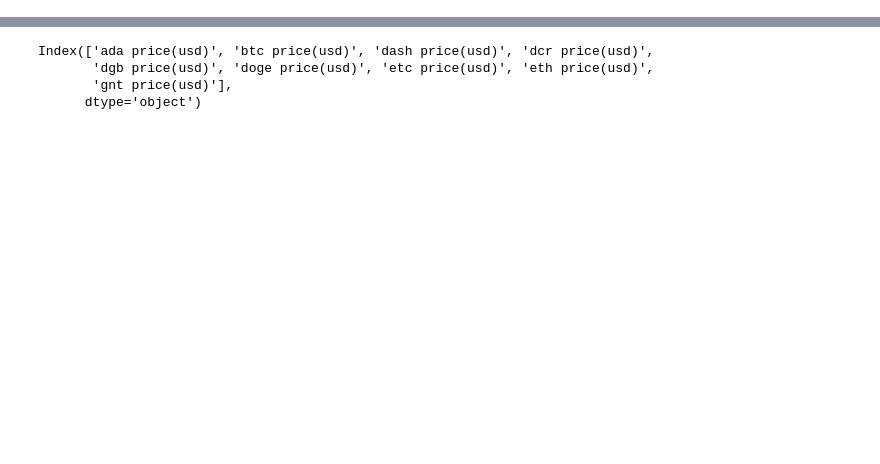
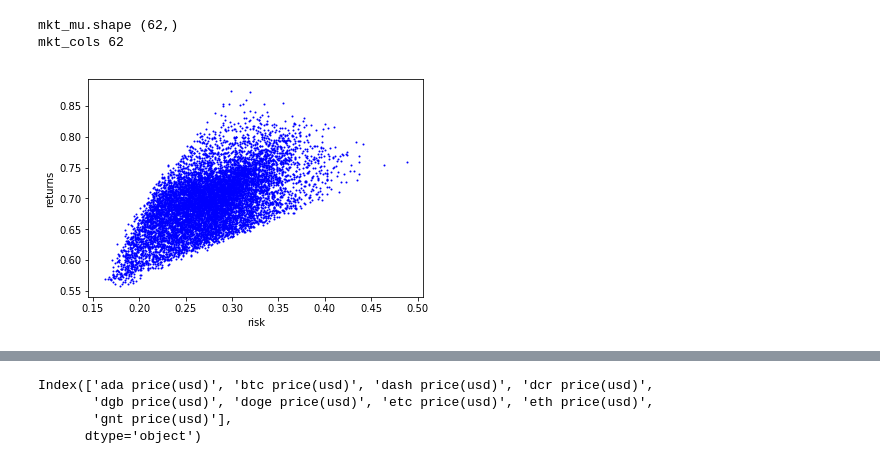
Before and after one commit to Octabank/cryptodata, a Jupyter notebook: Markowitz.ipynb, the cells around one changed output, grey strips where cells are left out. Saved outputs shown, nothing was run; the diff lists cells and outputs as text; code cells hidden in the pictures; blank space fills up the shorter version.

```diff
--- a/Markowitz.ipynb
+++ b/Markowitz.ipynb
@@ -240,8 +222,8 @@ m = np.zeros(L)
 
 
 mu = portfolio_returns.mean()
-sigma = portfolio_returns.corr()
-#sigma = portfolio_returns.cov()
+#sigma = portfolio_returns.corr()
+sigma = portfolio_returns.cov()
 mkt_mu = mkt_returns.mean()
 mkt_sigma = mkt_returns.corr()
 #mkt_sigma = mkt_returns.cov()
@@ -252,35 +234,40 @@ for i in range(L):
 
     w1 = np.random.rand(mu.shape[0])
     w2 = np.sum(w1)
     w = w1/w2
     m[i] = np.matmul(mu, w)
     s[i] = np.sqrt( np.matmul(np.matmul(w, sigma), w) )
-    sim_data[tuple(w)] = (m[i], s[i], m[i]/s[i], m[i]/(s[i]*s[i]))
+    if s[i] < 2:
+        sim_data[tuple(w)] = (m[i], s[i], m[i]/s[i], m[i]/(s[i]*s[i]))
 
 
 k = np.arange(0,2.1,.1)
 
 mkt_cols = mkt.shape[1]-1
 points = 30
 print('mkt_cols',mkt_cols)
 mkt_w = np.reshape(np.tile(np.ones(mkt_cols)/mkt_cols , points   ), (points, mkt_cols) )
 
 mkt_m = []
 mkt_s = []
 for k in range(1000,1100):
     mkt_w = np.ones(mkt_cols)*k/mkt_cols/1000
     #print('mkt_w.shape',mkt_w.shape)
     mkt_m.append(np.matmul(mkt_w, mkt_mu))
     #print('mkt_sigma.shape',mkt_sigma.shape)
-    mkt_s.append(np.sqrt(np.matmul(np.matmul(mkt_w, mkt_sigma), mkt_w)))
+    mkt_s.append(np.sqrt(np.dot(np.dot(mkt_w, mkt_sigma), mkt_w)))
 
 
 # fazemos um gráfico desses portfolios aleatórios
 plt.scatter(s,m,1,'b')
 #plt.scatter(mkt_s, mkt_m,1,'r')
 plt.ylabel('returns')
 plt.xlabel('risk')
 plt.show()
+# %% [output]
+mkt_mu.shape (62,)
+mkt_cols 62
+[figure, added]
 # %%
 sharpe = -100
 min_risk = 100
```
Also changed, not shown: parts of 5 cells of this notebook, 1 other file.
